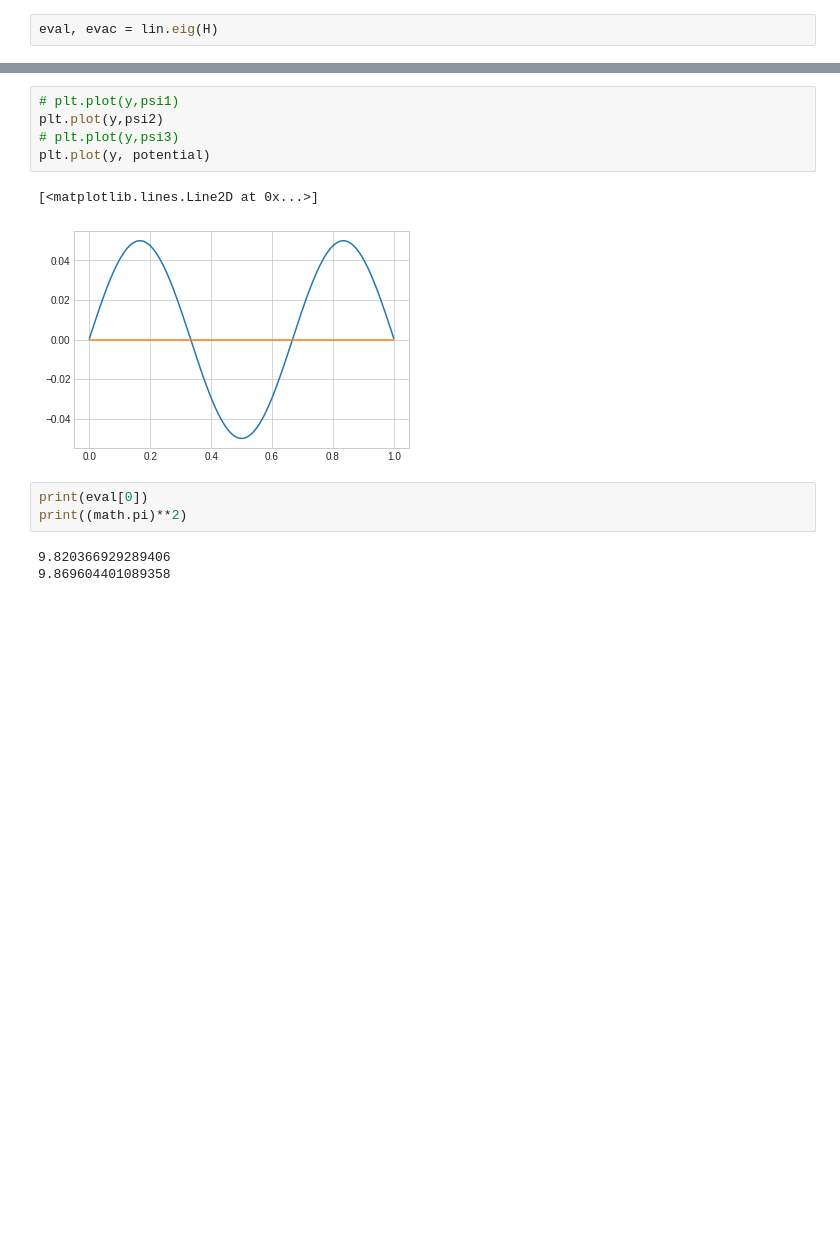
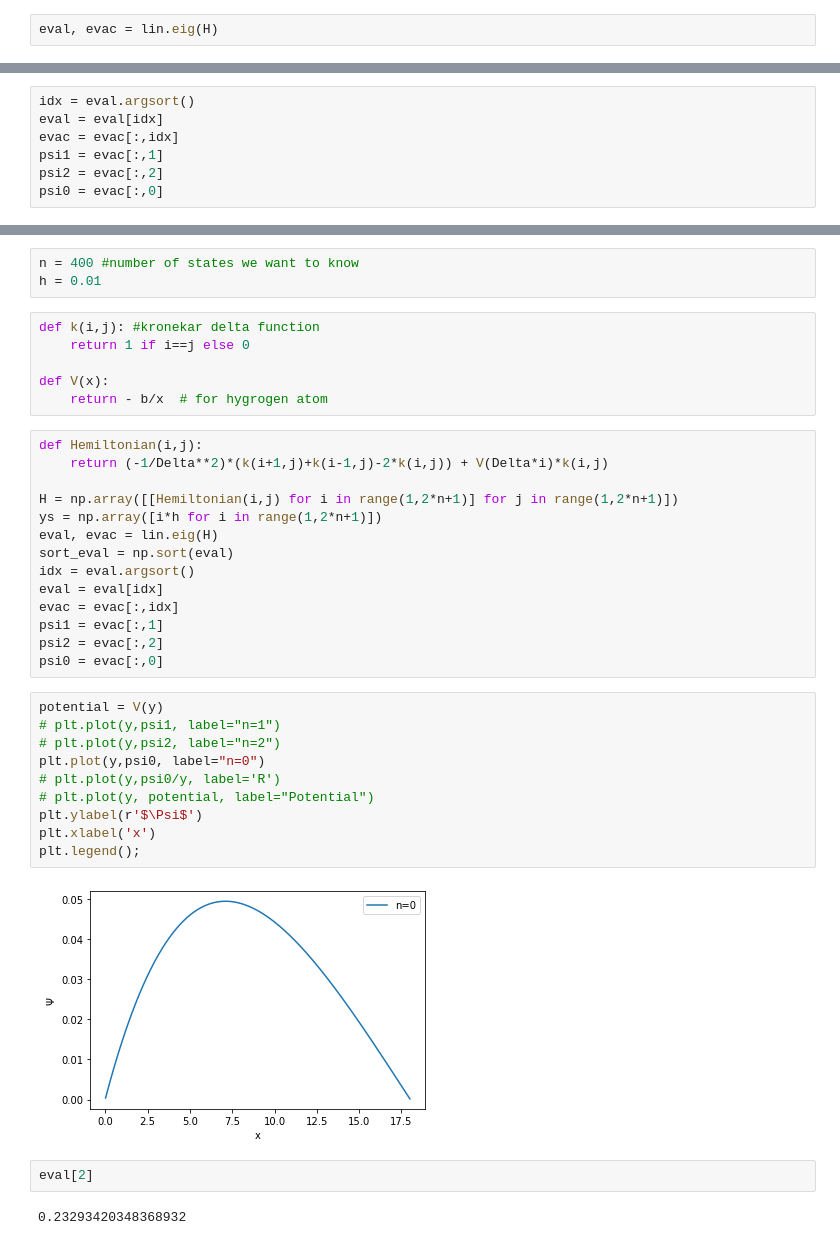
Before and after one commit to iashyam/Computation-QM, a Jupyter notebook: 1D_eiogenvalue.ipynb, the cells around one changed output, grey strips where cells are left out. Saved outputs shown, nothing was run; the diff lists cells and outputs as text; blank space fills up the shorter version.

Commit message:
Included Hydrogen Atom

```diff
--- a/1D_eiogenvalue.ipynb
+++ b/1D_eiogenvalue.ipynb
@@ -55,0 +185,7 @@ potential = 0.1*np.array([V(Delta*i) for i in range(-n,n)])
+# %%
+idx = eval.argsort()
+eval = eval[idx]
+evac = evac[:,idx]
+psi1 = evac[:,1]
+psi2 = evac[:,2]
+psi0 = evac[:,0]
@@ -56,14 +269,39 @@ potential = 0.1*np.array([V(Delta*i) for i in range(-n,n)])
+# %%
+n = 400 #number of states we want to know
+h = 0.01
+# %%
+def k(i,j): #kronekar delta function
+    return 1 if i==j else 0
+
+def V(x):
+    return - b/x  # for hygrogen atom
+# %%
+def Hemiltonian(i,j):
+    return (-1/Delta**2)*(k(i+1,j)+k(i-1,j)-2*k(i,j)) + V(Delta*i)*k(i,j)
+
+H = np.array([[Hemiltonian(i,j) for i in range(1,2*n+1)] for j in range(1,2*n+1)])
+ys = np.array([i*h for i in range(1,2*n+1)])
+eval, evac = lin.eig(H)
+sort_eval = np.sort(eval)
+idx = eval.argsort()
+eval = eval[idx]
+evac = evac[:,idx]
+psi1 = evac[:,1]
+psi2 = evac[:,2]
+psi0 = evac[:,0]
 # %%
-# plt.plot(y,psi1)
-plt.plot(y,psi2)
-# plt.plot(y,psi3)
-plt.plot(y, potential)
+potential = V(y)
+# plt.plot(y,psi1, label="n=1")
+# plt.plot(y,psi2, label="n=2")
+plt.plot(y,psi0, label="n=0")
+# plt.plot(y,psi0/y, label='R')
+# plt.plot(y, potential, label="Potential")
+plt.ylabel(r'$\Psi$')
+plt.xlabel('x')
+plt.legend();
 # %% [output]
-[<matplotlib.lines.Line2D at 0x...>]
-[figure, old version]
+[figure, new version]
-# %%
-print(eval[0])
-print((math.pi)**2)
-# %% [output]
-9.820366929289406
-9.869604401089358
+# %%
+eval[2]
+# %% [output]
+0.23293420348368932
```
Also changed, not shown: parts of 36 cells of this notebook.
